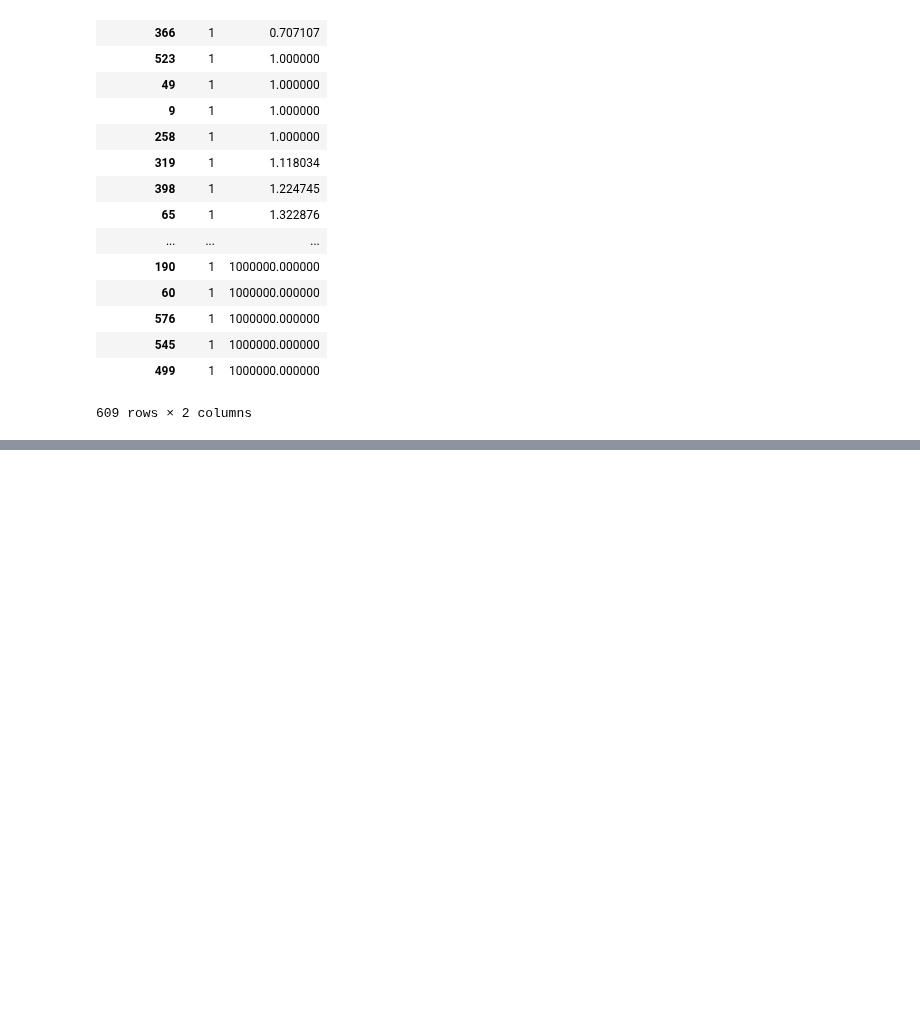
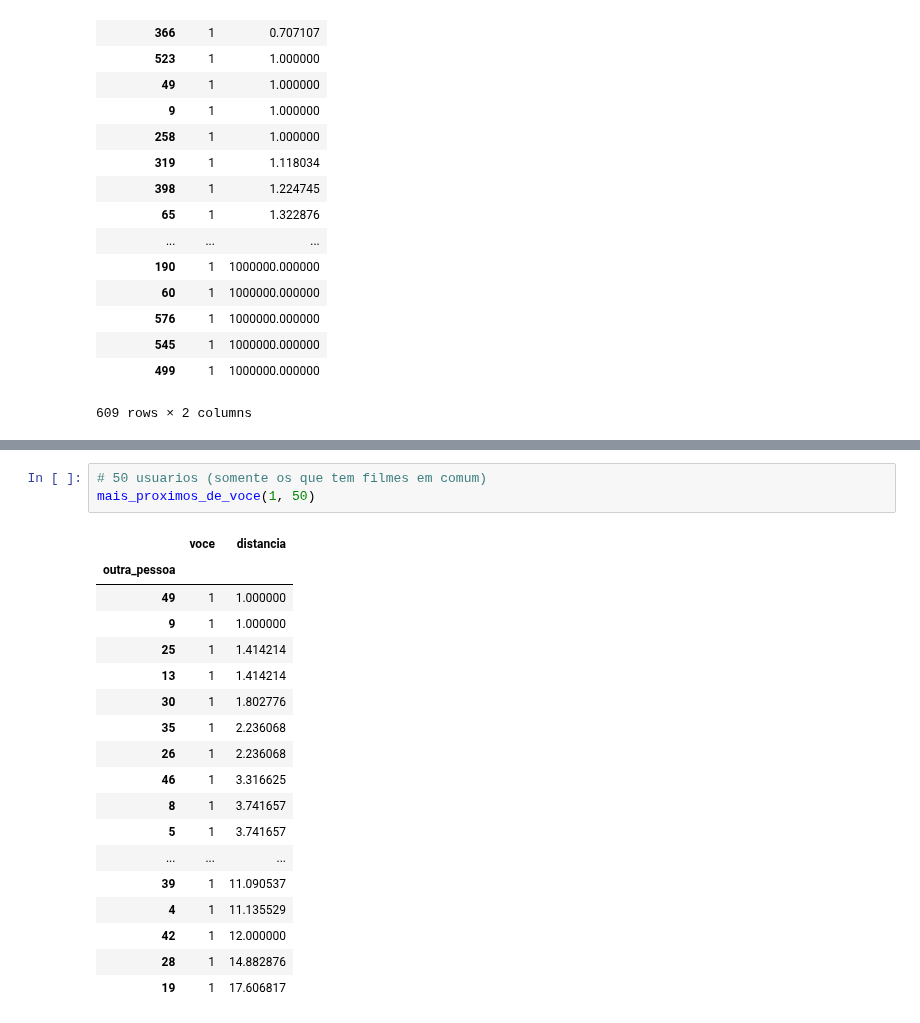
Before and after one commit to lsandrade/alura-ml, a Jupyter notebook: Recomendação filmes 2.ipynb, the cells around one changed output, grey strips where cells are left out. Drawn from its saved outputs; the diff is of its cells as text; blank space fills up the shorter version.

```diff
--- a/Recomendação filmes 2.ipynb
+++ b/Recomendação filmes 2.ipynb
@@ -278,0 +342,22 @@ mais_proximos_de_voce(1)
+# %%
+# 50 usuarios (somente os que tem filmes em comum)
+mais_proximos_de_voce(1, 50)
+# %% [output]
+|  | voce | distancia |
+| outra_pessoa |  |  |
+| 49 | 1 | 1.000000 |
+| 9 | 1 | 1.000000 |
+| 25 | 1 | 1.414214 |
+| 13 | 1 | 1.414214 |
+| 30 | 1 | 1.802776 |
+| 35 | 1 | 2.236068 |
+| 26 | 1 | 2.236068 |
+| 46 | 1 | 3.316625 |
+| 8 | 1 | 3.741657 |
+| 5 | 1 | 3.741657 |
+| ... | ... | ... |
+| 39 | 1 | 11.090537 |
+| 4 | 1 | 11.135529 |
+| 42 | 1 | 12.000000 |
+| 28 | 1 | 14.882876 |
+| 19 | 1 | 17.606817 |
```
Also changed, not shown: parts of 8 cells of this notebook.
